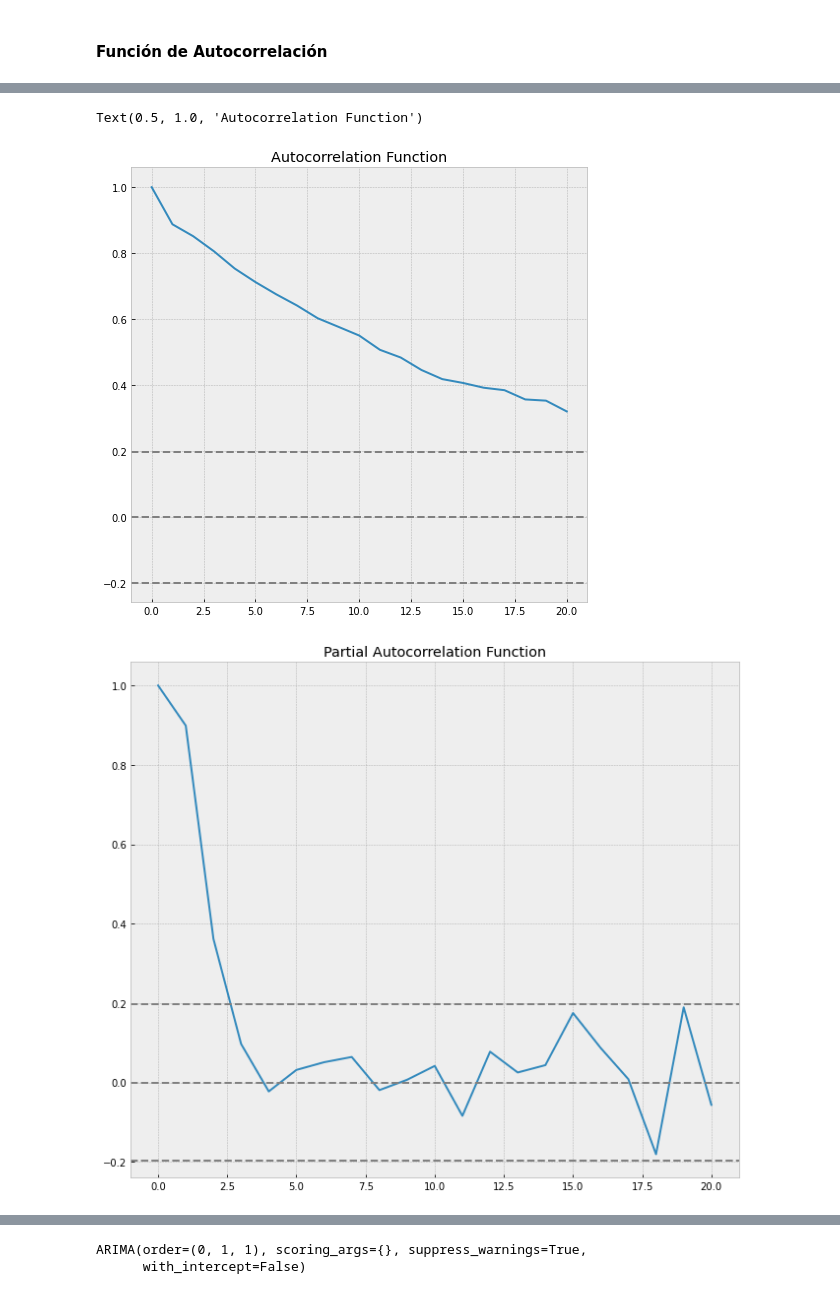
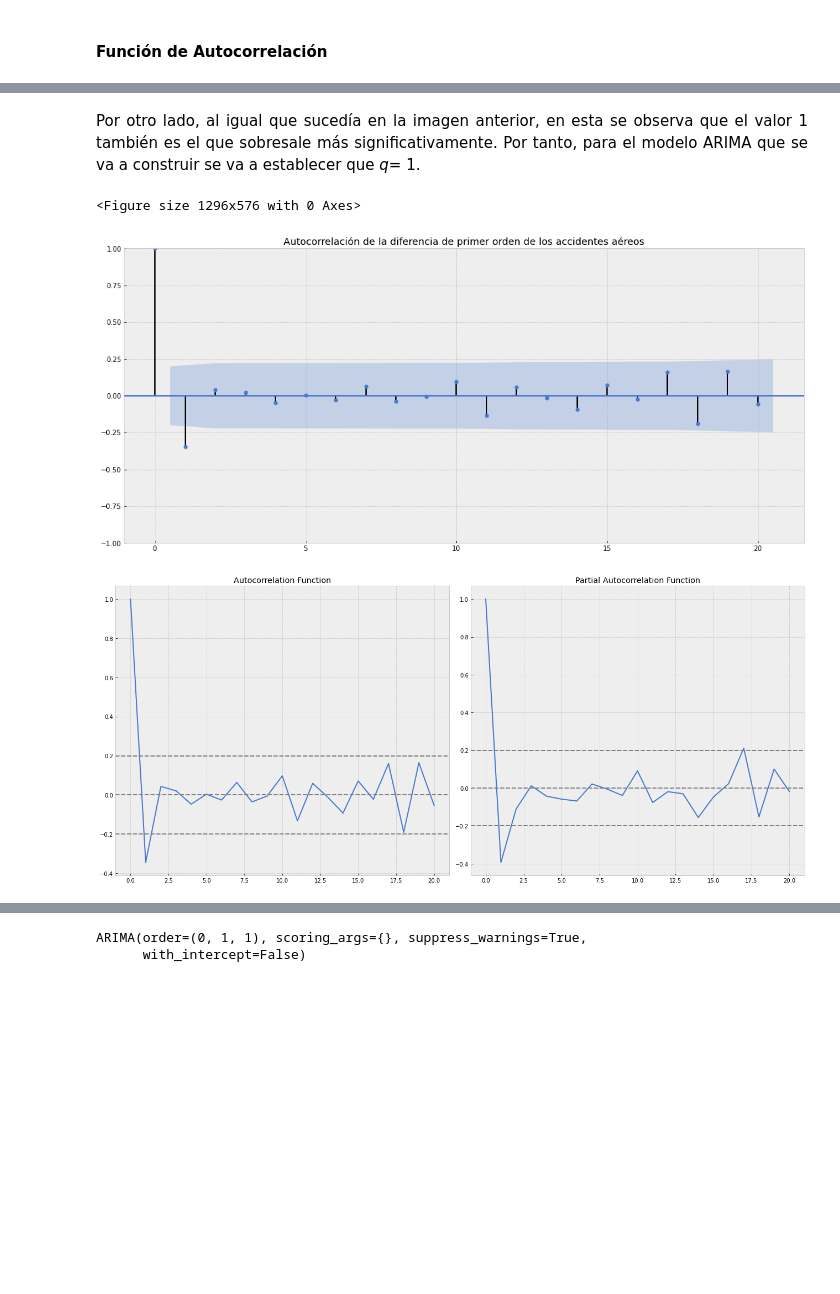
Before and after one commit to alu0100889635/TAAD, a Jupyter notebook: P3AST/Proyecto_AST_TAAD.ipynb, the cells around one changed output, grey strips where cells are left out. Saved outputs shown, nothing was run; the diff lists cells and outputs as text; code cells hidden in the pictures; blank space fills up the shorter version.

```diff
--- a/P3AST/Proyecto_AST_TAAD.ipynb
+++ b/P3AST/Proyecto_AST_TAAD.ipynb
@@ -640,0 +666,3 @@ Se comprueba que no hay tendencia ni estacionalidad, por tanto, es estacionaria.
+# %%
+year_count_first_diff = year_count.diff().dropna() #( equivalente a hacer year_count- year_count.shift())
+test_stationarity(year_count_first_diff)
@@ -640,0 +688,19 @@ Se comprueba que no hay tendencia ni estacionalidad, por tanto, es estacionaria.
+# %%
+decomposition = seasonal_decompose(year_count_first_diff, period=12)
+trend = decomposition.trend
+seasonal = decomposition.seasonal
+residual = decomposition.resid
+plt.rcParams['figure.figsize'] = (18, 8)
+plt.subplot(411)
+plt.plot(year_count_first_diff, label='Original', color="lightskyblue")
+plt.legend(loc='best')
+plt.subplot(412)
+plt.plot(trend, label='Trend', color="plum")
+plt.legend(loc='best')
+plt.subplot(413)
+plt.plot(seasonal,label='Seasonality', color="mediumturquoise")
+plt.legend(loc='best')
+plt.subplot(414)
+plt.plot(residual, label='Residuals', color="lightgreen")
+plt.legend(loc='best')
+plt.tight_layout()
@@ -643,26 +736,32 @@ Se comprueba que no hay tendencia ni estacionalidad, por tanto, es estacionaria.
+# %% [markdown]
+<p align="justify">Por otro lado, al igual que sucedía en la imagen anterior, en esta se observa que el valor 1 también es el que sobresale más significativamente. Por tanto, para el modelo ARIMA que se va a construir se va a establecer que <i>q</i>= 1.</p
+# %%
+#q q deberia ser 1¿?
+plt.figure(figsize=(18,8))
+plot_acf(year_count_first_diff, title='Autocorrelación de la diferencia de primer orden de los accidentes aéreos');
+# %% [output]
+<Figure size 1296x576 with 0 Axes>
+[figure, added]
 # %%
-lag_acf = acf(year_count, nlags=20)
-lag_pacf = pacf(year_count, nlags=20, method='ols')
+lag_acf = acf(year_count_first_diff, nlags=20)
+lag_pacf = pacf(year_count_first_diff, nlags=20, method='ols')
 # %%
 #Plot ACF:
 plt.subplot(121)
 plt.plot(lag_acf)
 plt.axhline(y=0,linestyle='--',color='gray')
-plt.axhline(y=-1.96/np.sqrt(len(year_count)),linestyle='--',color='gray')
-plt.axhline(y=1.96/np.sqrt(len(year_count)),linestyle='--',color='gray')
+plt.axhline(y=-1.96/np.sqrt(len(year_count_first_diff)),linestyle='--',color='gray')
+plt.axhline(y=1.96/np.sqrt(len(year_count_first_diff)),linestyle='--',color='gray')
 plt.title('Autocorrelation Function')
+
+#Plot PACF:
+plt.subplot(122)
+plt.plot(lag_pacf)
+plt.axhline(y=0,linestyle='--',color='gray')
+plt.axhline(y=-1.96/np.sqrt(len(year_count_first_diff)),linestyle='--',color='gray')
+plt.axhline(y=1.96/np.sqrt(len(year_count_first_diff)),linestyle='--',color='gray')
+plt.title('Partial Autocorrelation Function')
+plt.tight_layout()
 # %% [output]
-Text(0.5, 1.0, 'Autocorrelation Function')
-[figure, old version]
+[figure, new version]
-# %%
-#Plot PACF:
-plt.subplot(122)
-plt.plot(lag_pacf)
-plt.axhline(y=0,linestyle='--',color='gray')
-plt.axhline(y=-1.96/np.sqrt(len(year_count)),linestyle='--',color='gray')
-plt.axhline(y=1.96/np.sqrt(len(year_count)),linestyle='--',color='gray')
-plt.title('Partial Autocorrelation Function')
-plt.tight_layout()
-# %% [output]
-[figure, removed]
 # %% [markdown]
```
Also changed, not shown: parts of 78 cells of this notebook.
